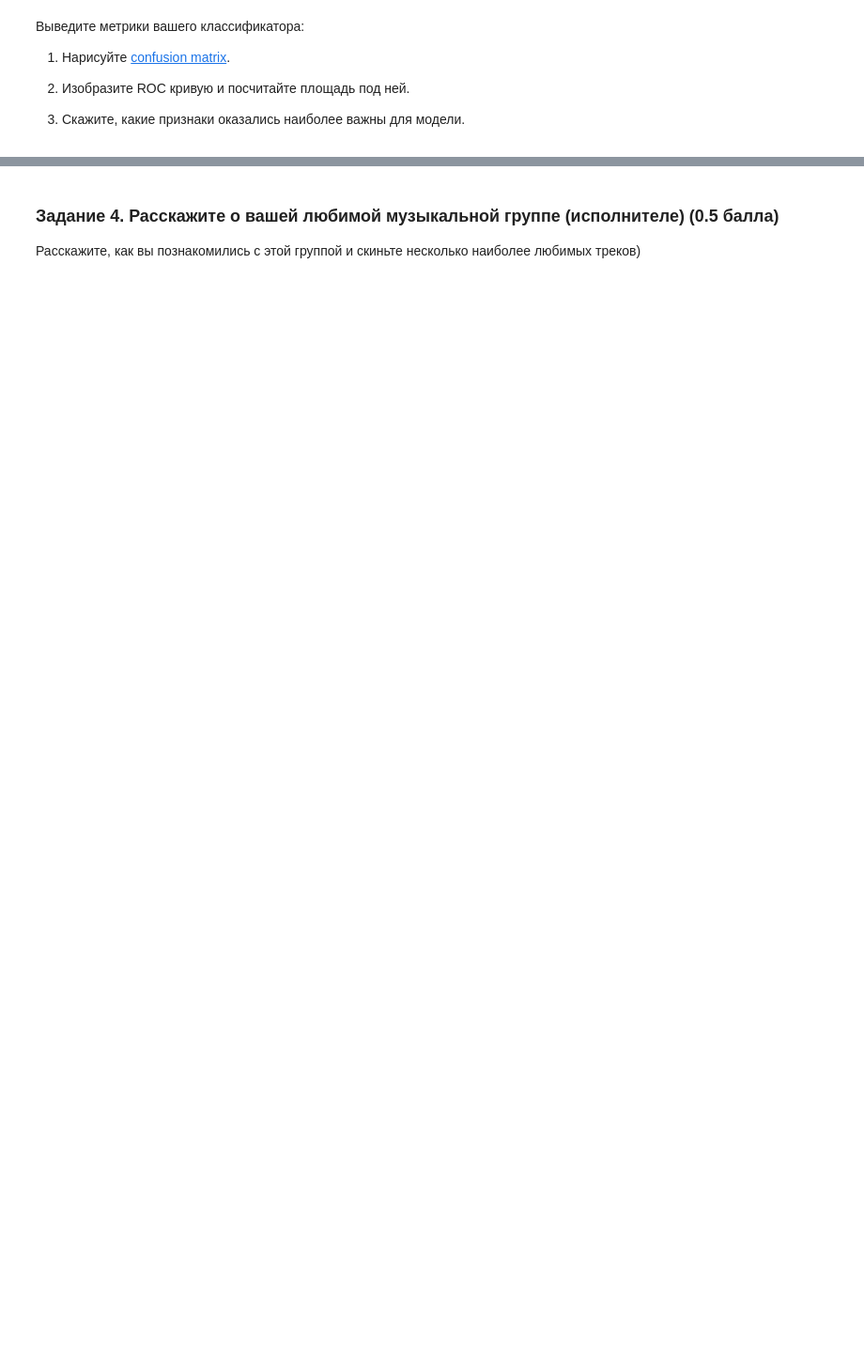
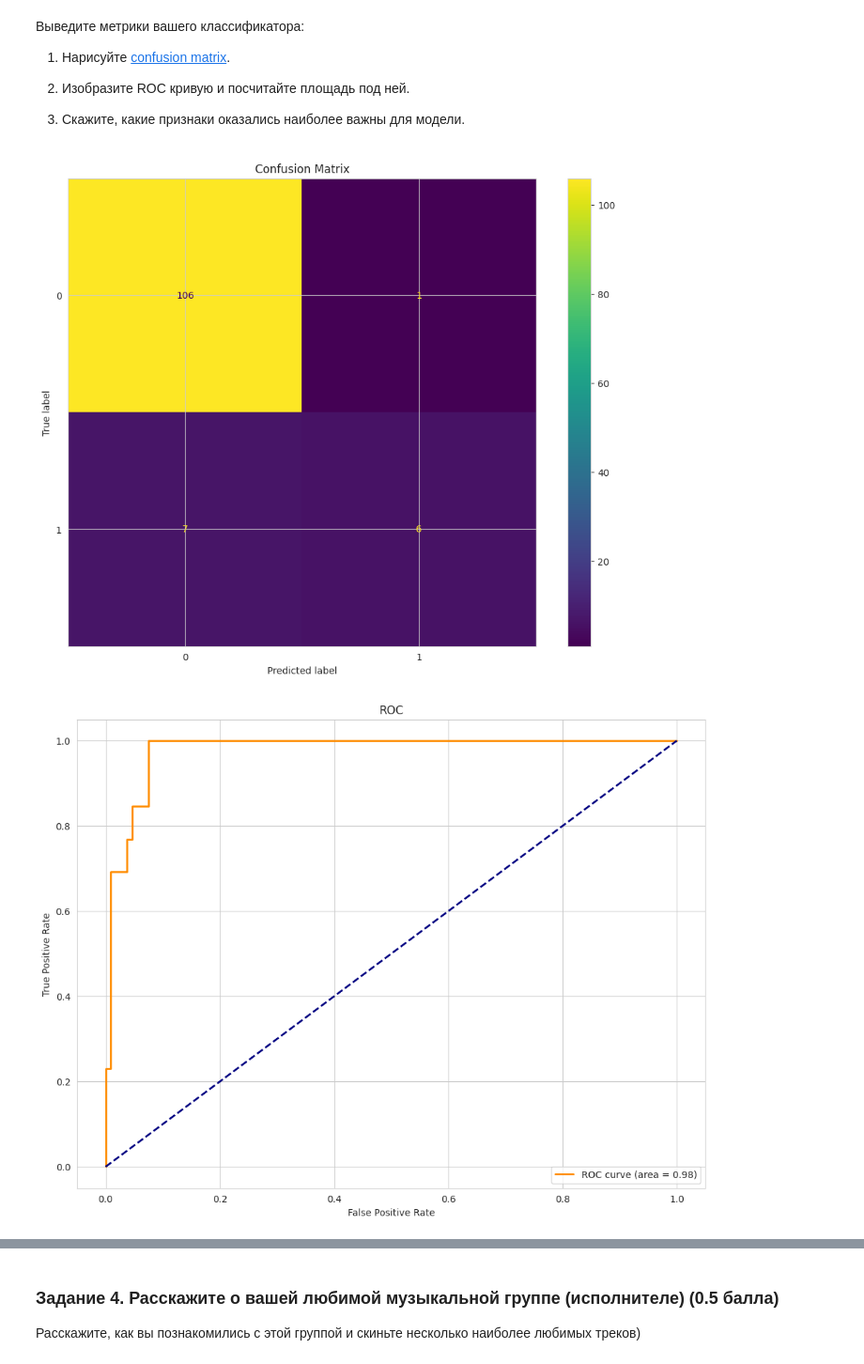
Before and after one commit to danon6868/BI-ml-2024, a Jupyter notebook: lecture_2_linmodels_GD/homework/Linear_models.ipynb, the cells around one changed output, grey strips where cells are left out. Shown at 94% size. Drawn from its saved outputs; the diff is of its cells as text; code cells hidden in the pictures; blank space fills up the shorter version.

```diff
--- a/lecture_2_linmodels_GD/homework/Linear_models.ipynb
+++ b/lecture_2_linmodels_GD/homework/Linear_models.ipynb
@@ -541,2 +688,7 @@ pokemon.head()
 # %% [markdown]
 Мы будем предсказывать является ли покемон легендарным или нет. Замените логическое значение колонки на числовое (перекодировав на 0 и 1). Также подумайте, как в этом случае лучше закодировать категориальные признаки (может быть, лучше их просто выбросить?).
+# %%
+pokemon['Legendary'] = pokemon['Legendary'].replace({False: 0, True: 1})
+
+categorical_columns = pokemon.select_dtypes(include=['object']).columns
+pokemon = pokemon.drop(columns=categorical_columns)
@@ -543,4 +709,17 @@ pokemon.head()
 # %% [markdown]
 Разделите ваши данные на тестовую и тренировочную выборку.
+# %%
+X = pokemon.drop(columns=['Legendary'])
+y = pokemon['Legendary']
+
+X_train, X_test, y_train, y_test = train_test_split(X, y, test_size=0.15, random_state=SEED)
 # %% [markdown]
 Обучите модель `LogisticRegression` из `sklearn`.
+# %%
+model = LogisticRegression()
+model.fit(X_train, y_train)
+
+y_pred = model.predict(X_test)
+
+accuracy = accuracy_score(y_test, y_pred)
+print("Accuracy:", accuracy)
@@ -552,3 +740,35 @@ pokemon.head()
 2. Изобразите ROC кривую и посчитайте площадь под ней.
 
 3. Скажите, какие признаки оказались наиболее важны для модели.
+# %%
+from sklearn.metrics import confusion_matrix, roc_curve, roc_auc_score, ConfusionMatrixDisplay
+
+cm = confusion_matrix(y_test, y_pred)
+disp = ConfusionMatrixDisplay(confusion_matrix=cm)
+disp.plot()
+plt.title('Confusion Matrix')
+plt.show()
+
+y_prob = model.predict_proba(X_test)[:, 1]
+fpr, tpr, thresholds = roc_curve(y_test, y_prob)
+roc_auc = roc_auc_score(y_test, y_prob)
+
+plt.figure()
+plt.plot(fpr, tpr, color='darkorange', lw=2, label='ROC curve (area = %0.2f)' % roc_auc)
+plt.plot([0, 1], [0, 1], color='navy', lw=2, linestyle='--')
+plt.xlabel('False Positive Rate')
+plt.ylabel('True Positive Rate')
+plt.title('ROC')
+plt.legend(loc="lower right")
+plt.show()
+
+feature_importance = abs(model.coef_[0])
+feature_importance /= feature_importance.sum()
+sorted_idx = feature_importance.argsort()[::-1]
+
+print("Наиболее важные признаки:")
+for idx in sorted_idx:
+    print(f"{X_train.columns[idx]}: {feature_importance[idx]}")
+# %% [output]
+[figure, added]
+[figure, added]
```
Also changed, not shown: parts of 26 cells of this notebook.
